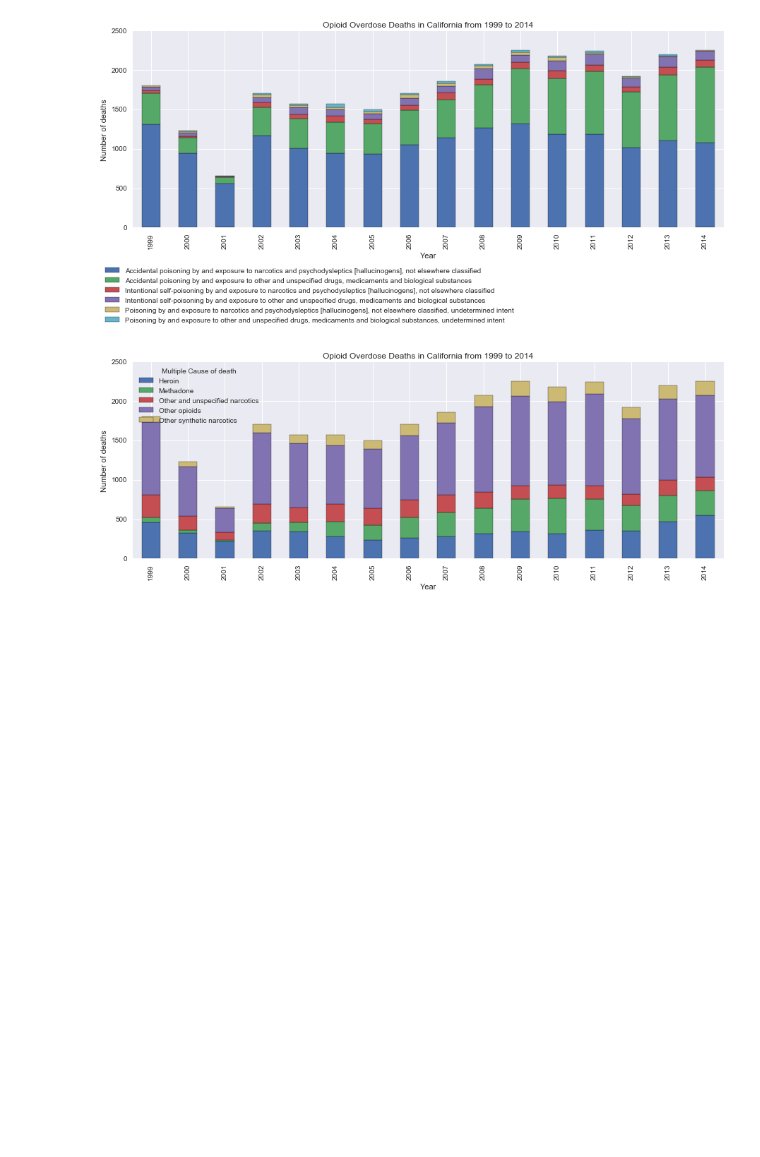
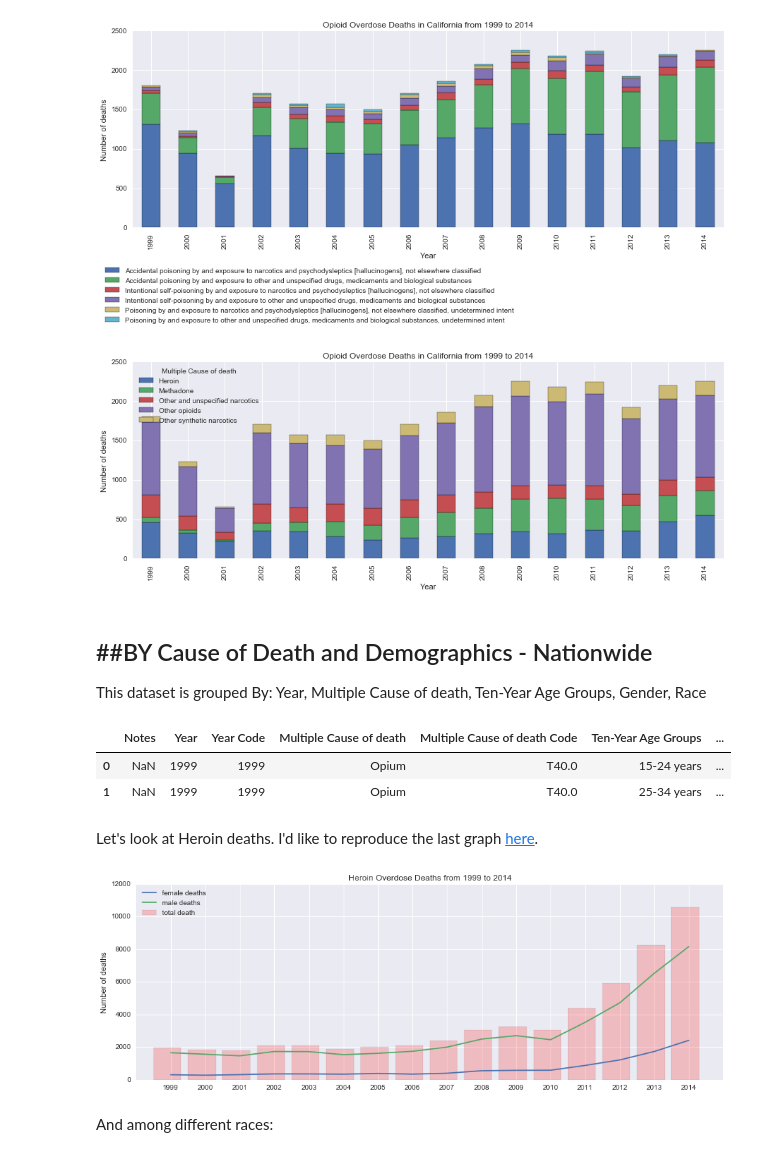
Before and after one commit to bayesimpact/bayeshack-hhs-opioid-abuse, a Jupyter notebook: analysis/Opioid Overdose Deaths.ipynb, the cells around one changed output. Cells and saved outputs as stored; diff of their text form; code cells hidden in the pictures; blank space fills up the shorter version.

Commit message:
Adds more analysis for new datasets

```diff
--- a/analysis/Opioid Overdose Deaths.ipynb
+++ b/analysis/Opioid Overdose Deaths.ipynb
@@ -57,3 +58,33 @@ ax.set_title('Opioid Overdose Deaths in California from 1999 to 2014')
 ax.set_ylabel('Number of deaths');
 # %% [output]
 [figure]
+# %% [markdown]
+##BY Cause of Death and Demographics - Nationwide
+----
+This dataset is grouped By:   Year, Multiple Cause of death, Ten-Year Age Groups, Gender, Race
+# %%
+file_path = "../data/CDC/oos_by_cause_of_death_demographics_nationwide.txt"
+df = pd.read_csv(file_path, sep='\t')
+df.head(2)
+# %% [output]
+|  | Notes | Year | Year Code | Multiple Cause of death | Multiple Cause of death Code | Ten-Year Age Groups | ... |
+| 0 | NaN | 1999 | 1999 | Opium | T40.0 | 15-24 years | ... |
+| 1 | NaN | 1999 | 1999 | Opium | T40.0 | 25-34 years | ... |
+# %% [markdown]
+Let's look at Heroin deaths. I'd like to reproduce the last graph [here](https://www.drugabuse.gov/related-topics/trends-statistics/overdose-death-rates).
+# %%
+pivoted = pd.pivot_table(df[df['Multiple Cause of death']=='Heroin'], index='Year', columns='Gender', values='Deaths', aggfunc=sum)
+fig, ax = plt.subplots(figsize=(15, 5))
+ax.bar(pivoted.index-0.5, pivoted.apply(sum, axis=1), color='red', alpha=0.2, label='total death')
+# ax.bar(pivoted.index, pivoted['Male'], bottom=pivoted['Female'], color='red')
+ax.plot(pivoted['Female'], label='female deaths')
+ax.plot(pivoted['Male'], label='male deaths')
+ax.set_title('Heroin Overdose Deaths from 1999 to 2014')
+ax.set_ylabel('Number of deaths')
+ax.set_xticks(range(1999, 2015))
+ax.set_xlim([1998, 2015])
+ax.legend(loc=2);
+# %% [output]
+[figure, added]
+# %% [markdown]
+And among different races:
```
Also changed, not shown: parts of 9 cells of this notebook.
